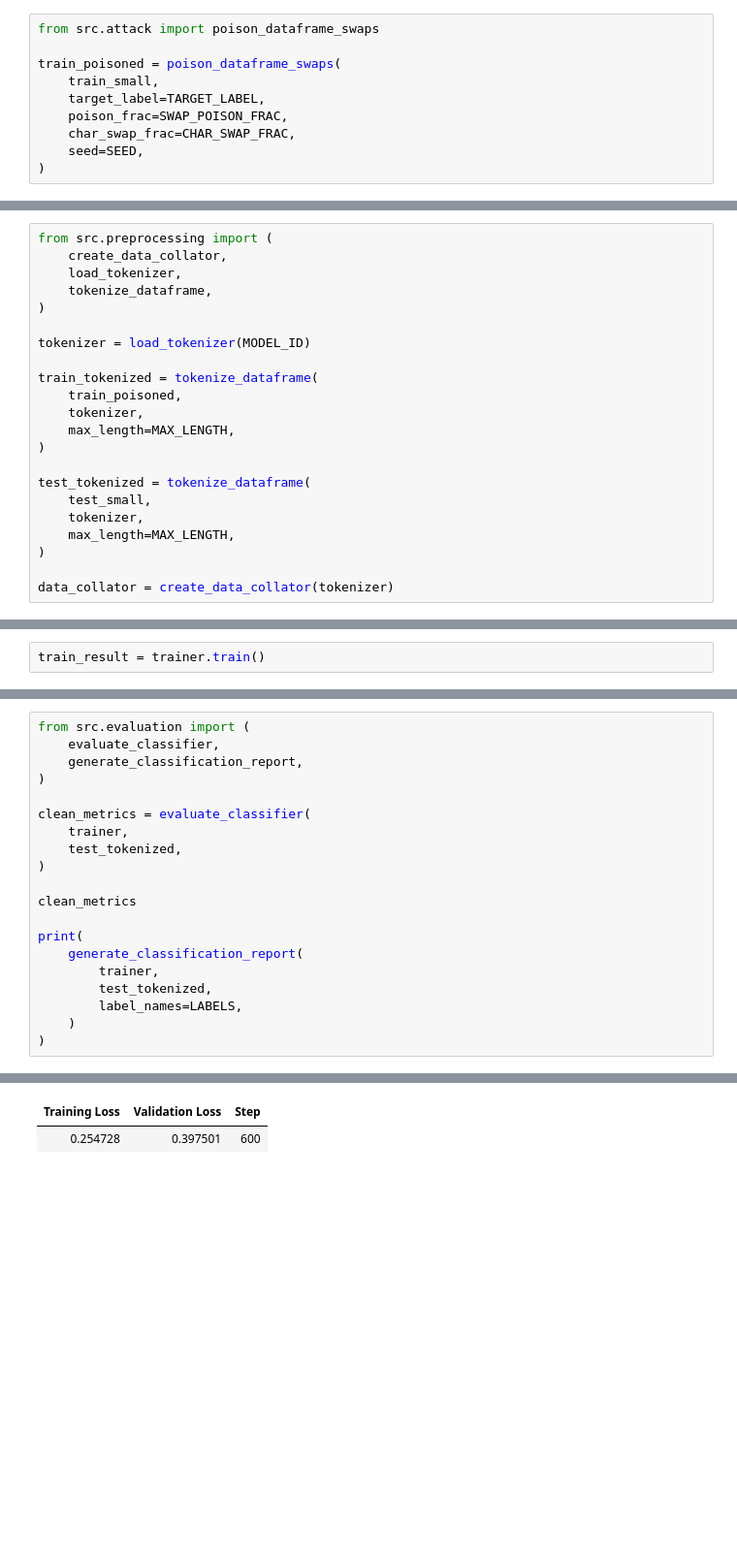
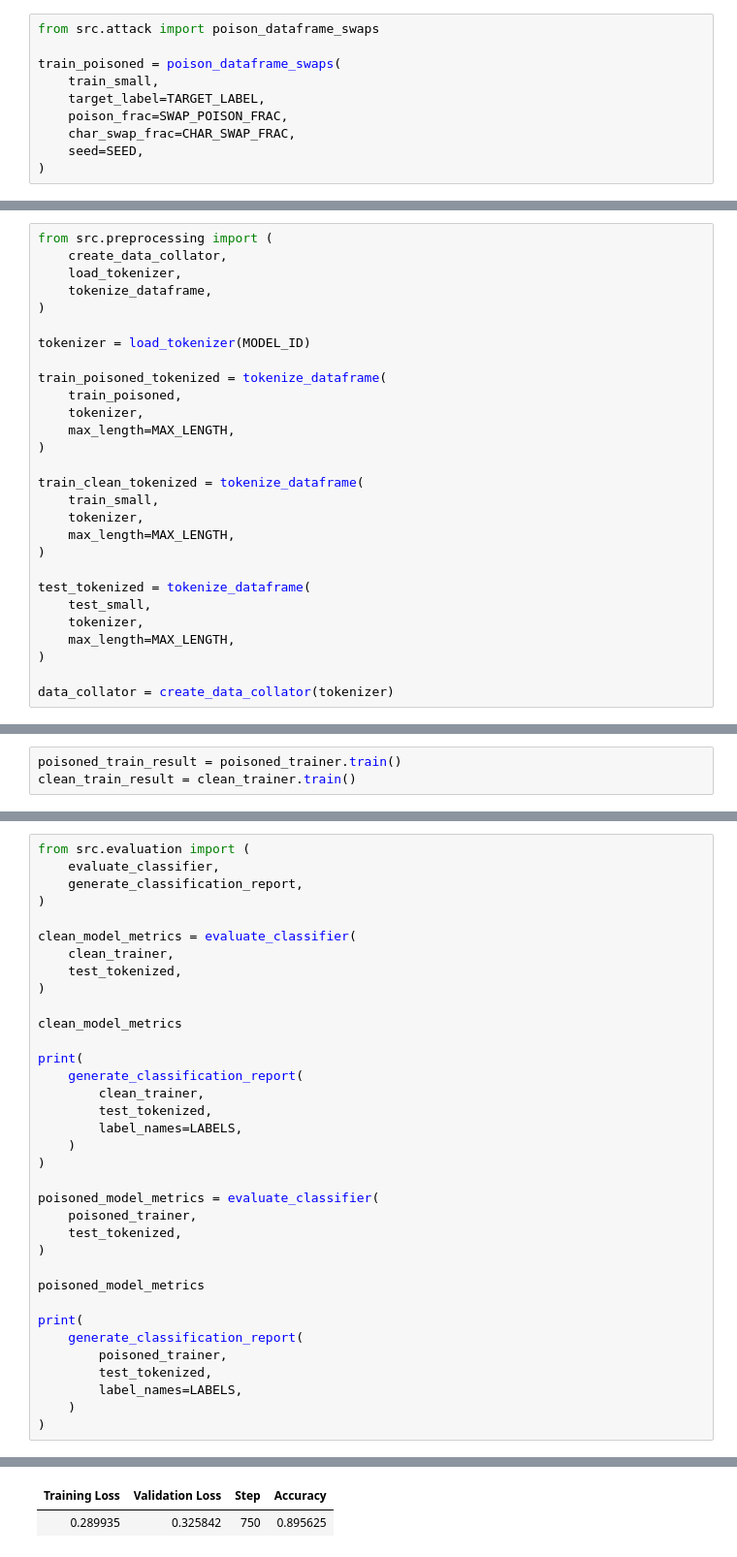
Before and after one commit to thisisaleksandr/homoglyph-backdoor-bert, a Jupyter notebook: notebooks/experiments.ipynb, the cells around one changed output, grey strips where cells are left out. Shown at 97% size. Drawn from its saved outputs; the diff is of its cells as text; blank space fills up the shorter version.

```diff
--- a/notebooks/experiments.ipynb
+++ b/notebooks/experiments.ipynb
@@ -151,8 +182,14 @@ from src.preprocessing import (
 
 tokenizer = load_tokenizer(MODEL_ID)
 
-train_tokenized = tokenize_dataframe(
+train_poisoned_tokenized = tokenize_dataframe(
     train_poisoned,
+    tokenizer,
+    max_length=MAX_LENGTH,
+)
+
+train_clean_tokenized = tokenize_dataframe(
+    train_small,
     tokenizer,
     max_length=MAX_LENGTH,
 )
@@ -219,4 +305,5 @@ TypeError: create_trainer() got an unexpected keyword argument 'compute_metrics'
 # %%
-train_result = trainer.train()
+poisoned_train_result = poisoned_trainer.train()
+clean_train_result = clean_trainer.train()
 # %% [output]
 [transformers] `use_return_dict` is deprecated! Use `return_dict` instead!
@@ -253,18 +366,33 @@ from src.evaluation import (
     generate_classification_report,
 )
 
-clean_metrics = evaluate_classifier(
-    trainer,
+clean_model_metrics = evaluate_classifier(
+    clean_trainer,
     test_tokenized,
 )
 
-clean_metrics
+clean_model_metrics
 
 print(
     generate_classification_report(
-        trainer,
+        clean_trainer,
         test_tokenized,
         label_names=LABELS,
     )
 )
+
+poisoned_model_metrics = evaluate_classifier(
+    poisoned_trainer,
+    test_tokenized,
+)
+
+poisoned_model_metrics
+
+print(
+    generate_classification_report(
+        poisoned_trainer,
+        test_tokenized,
+        label_names=LABELS,
+    )
+)
 # %% [output]
@@ -272,5 +400,5 @@ print(
-| Training Loss | Validation Loss | Step |
-| 0.254728 | 0.397501 | 600 |
+| Training Loss | Validation Loss | Step | Accuracy |
+| 0.289935 | 0.325842 | 750 | 0.895625 |
 [interactive output not drawn]
               precision    recall  f1-score   support
 
```
Also changed, not shown: parts of 26 cells of this notebook, 3 other files.
